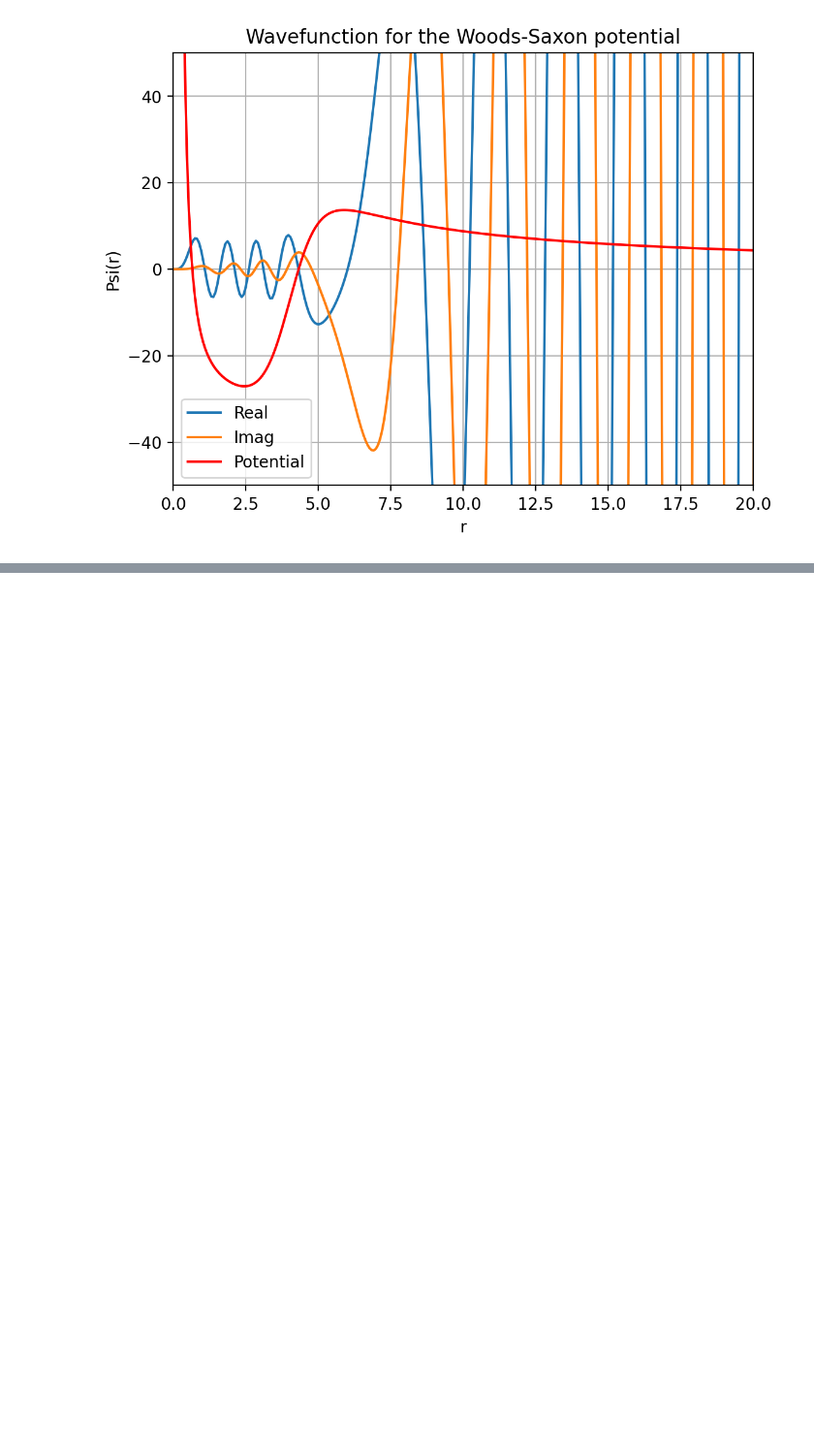
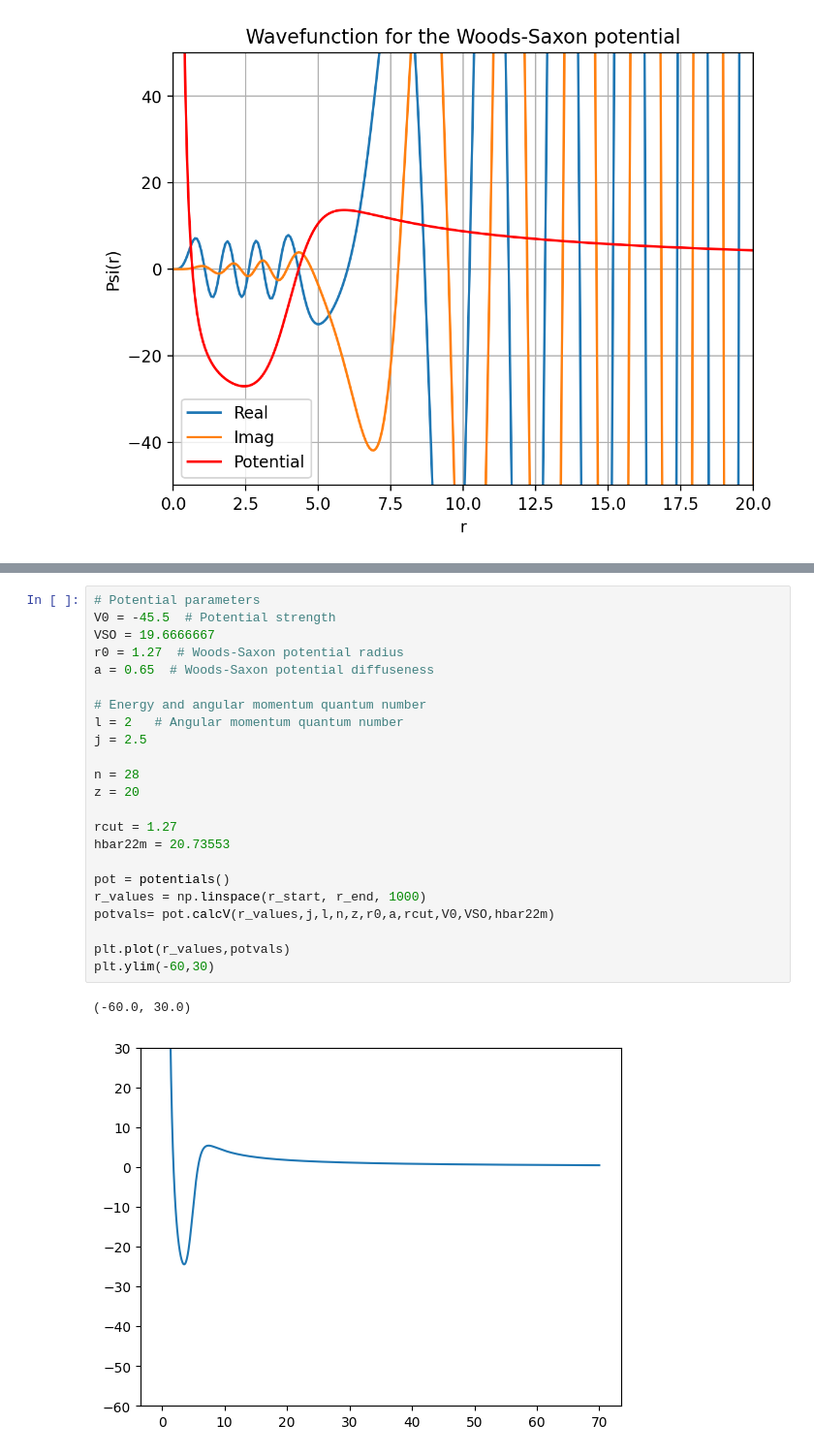
Before and after one commit to 1joshuawylie/2023-FRIB-TA-Summer-School, a Jupyter notebook: dimensionality-reduction/Resonance Challenge.ipynb, the cells around one changed output, grey strips where cells are left out. Shown at 97% size. Cells and saved outputs as stored; diff of their text form; blank space fills up the shorter version.

```diff
--- a/dimensionality-reduction/Resonance Challenge.ipynb
+++ b/dimensionality-reduction/Resonance Challenge.ipynb
@@ -155,3 +509,29 @@ import matplotlib.cm as cm # Color map
+# %%
+# Potential parameters
+V0 = -45.5  # Potential strength
+VSO = 19.6666667
+r0 = 1.27  # Woods-Saxon potential radius
+a = 0.65  # Woods-Saxon potential diffuseness
+
+# Energy and angular momentum quantum number
+l = 2   # Angular momentum quantum number
+j = 2.5
+
+n = 28
+z = 20
+
+rcut = 1.27
+hbar22m = 20.73553
+
+pot = potentials()
+r_values = np.linspace(r_start, r_end, 1000)
+potvals= pot.calcV(r_values,j,l,n,z,r0,a,rcut,V0,VSO,hbar22m)
+
+plt.plot(r_values,potvals)
+plt.ylim(-60,30)
+# %% [output]
+(-60.0, 30.0)
+[figure, added]
 # %%
 #Rest of the smart code goes here...
 def highFidelity(E, V0, VSO, r0, a, l,j, r_start, r_end, psi0, psi_prime0,n=28,z=20,rcut=1.27,hbar22m=20.73553):
```
Also changed, not shown: parts of 12 cells of this notebook, 18 other files.
